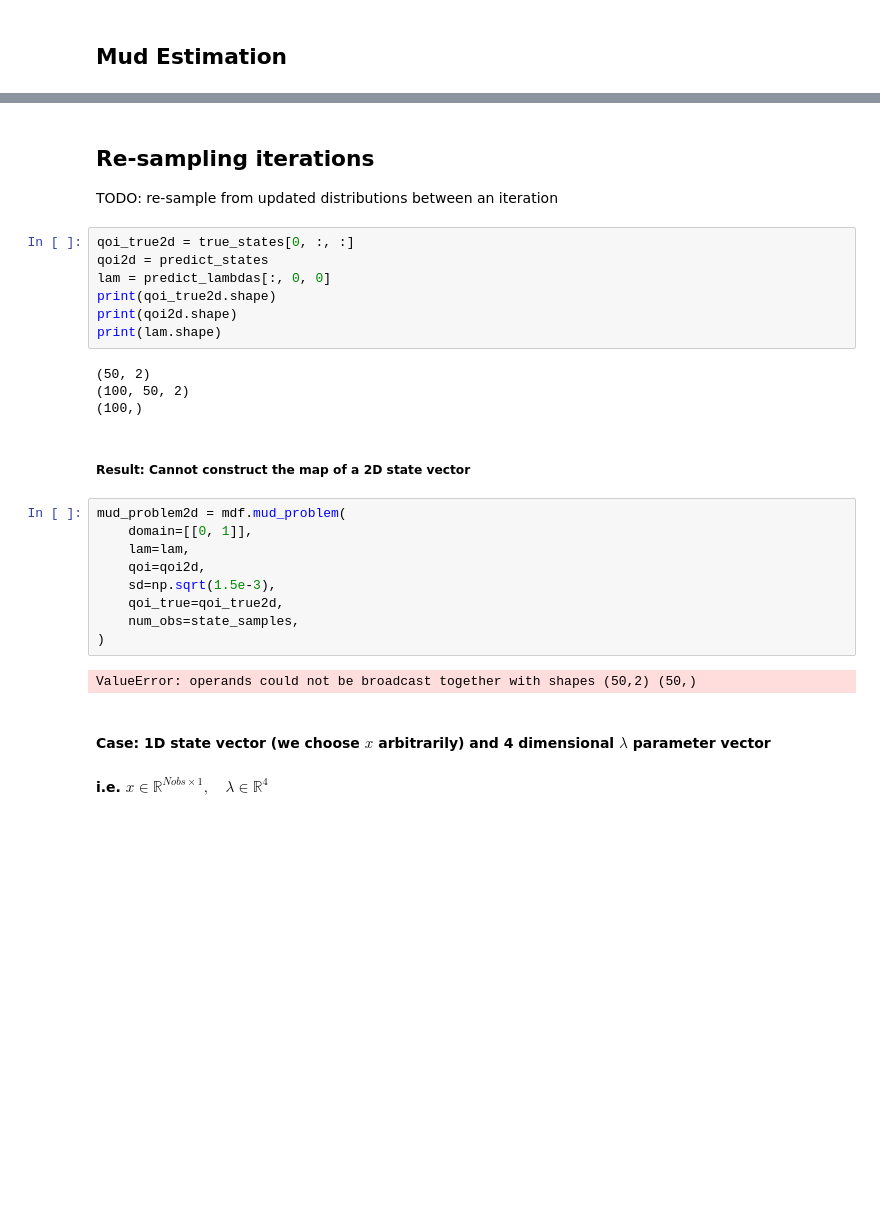
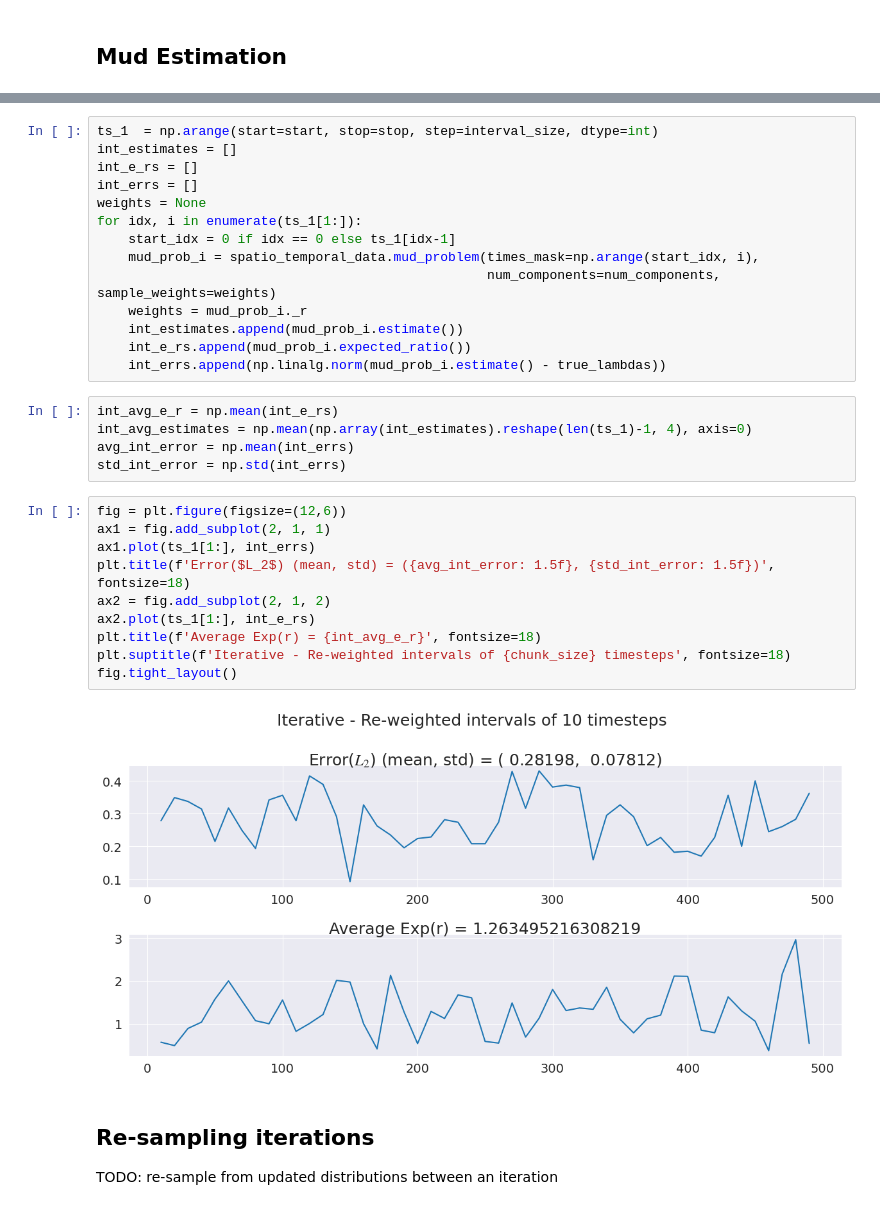
Before and after one commit to rs821505/DC_Sequential, a Jupyter notebook: dc_notebooks/mud_estimation.ipynb, the cells around one changed output, grey strips where cells are left out. Saved outputs shown, nothing was run; the diff lists cells and outputs as text; blank space fills up the shorter version.

```diff
--- a/dc_notebooks/mud_estimation.ipynb
+++ b/dc_notebooks/mud_estimation.ipynb
@@ -282,31 +330,35 @@ mud_prob_2.estimate(), mud_prob_2.expected_ratio()
+# %%
+ts_1  = np.arange(start=start, stop=stop, step=interval_size, dtype=int)
+int_estimates = []
+int_e_rs = []
+int_errs = []
+weights = None
+for idx, i in enumerate(ts_1[1:]):
+    start_idx = 0 if idx == 0 else ts_1[idx-1]
+    mud_prob_i = spatio_temporal_data.mud_problem(times_mask=np.arange(start_idx, i),
+                                                  num_components=num_components, sample_weights=weights)
+    weights = mud_prob_i._r
+    int_estimates.append(mud_prob_i.estimate())
+    int_e_rs.append(mud_prob_i.expected_ratio())
+    int_errs.append(np.linalg.norm(mud_prob_i.estimate() - true_lambdas))
+# %%
+int_avg_e_r = np.mean(int_e_rs)
+int_avg_estimates = np.mean(np.array(int_estimates).reshape(len(ts_1)-1, 4), axis=0)
+avg_int_error = np.mean(int_errs)
+std_int_error = np.std(int_errs)
+# %%
+fig = plt.figure(figsize=(12,6))
+ax1 = fig.add_subplot(2, 1, 1)
+ax1.plot(ts_1[1:], int_errs)
+plt.title(f'Error($L_2$) (mean, std) = ({avg_int_error: 1.5f}, {std_int_error: 1.5f})', fontsize=18)
+ax2 = fig.add_subplot(2, 1, 2)
+ax2.plot(ts_1[1:], int_e_rs)
+plt.title(f'Average Exp(r) = {int_avg_e_r}', fontsize=18)
+plt.suptitle(f'Iterative - Re-weighted intervals of {chunk_size} timesteps', fontsize=18)
+fig.tight_layout()
+# %% [output]
+[figure, added]
 # %% [markdown]
 ## Re-sampling iterations
 
 TODO: re-sample from updated distributions between an iteration
-# %%
-qoi_true2d = true_states[0, :, :]
-qoi2d = predict_states
-lam = predict_lambdas[:, 0, 0]
-print(qoi_true2d.shape)
-print(qoi2d.shape)
-print(lam.shape)
-# %% [output]
-(50, 2)
-(100, 50, 2)
-(100,)
-# %% [markdown]
-##### Result: Cannot construct the map of a 2D state vector
-# %%
-mud_problem2d = mdf.mud_problem(
-    domain=[[0, 1]],
-    lam=lam,
-    qoi=qoi2d,
-    sd=np.sqrt(1.5e-3),
-    qoi_true=qoi_true2d,
-    num_obs=state_samples,
-)
-# %% [output]
-ValueError: operands could not be broadcast together with shapes (50,2) (50,)
-# %% [markdown]
-#### Case: 1D state vector (we choose $x$ arbitrarily) and 4 dimensional $\lambda$ parameter vector
-####  i.e. $x \in \mathbb{R}^{Nobs \times 1}, \quad \lambda \in \mathbb{R}^{4} $
```
Also changed, not shown: parts of 49 cells of this notebook.
